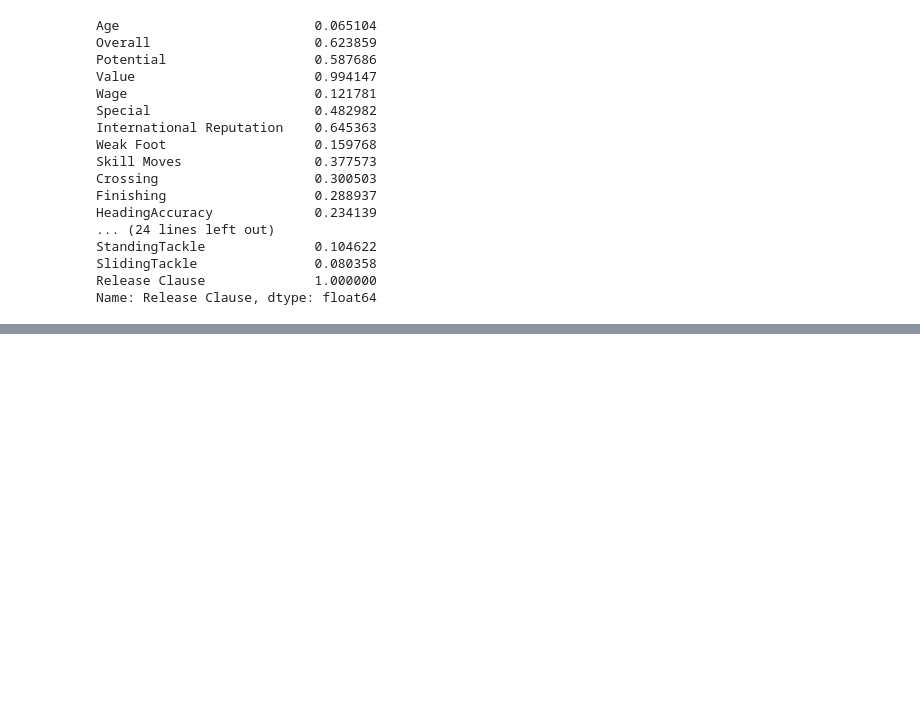
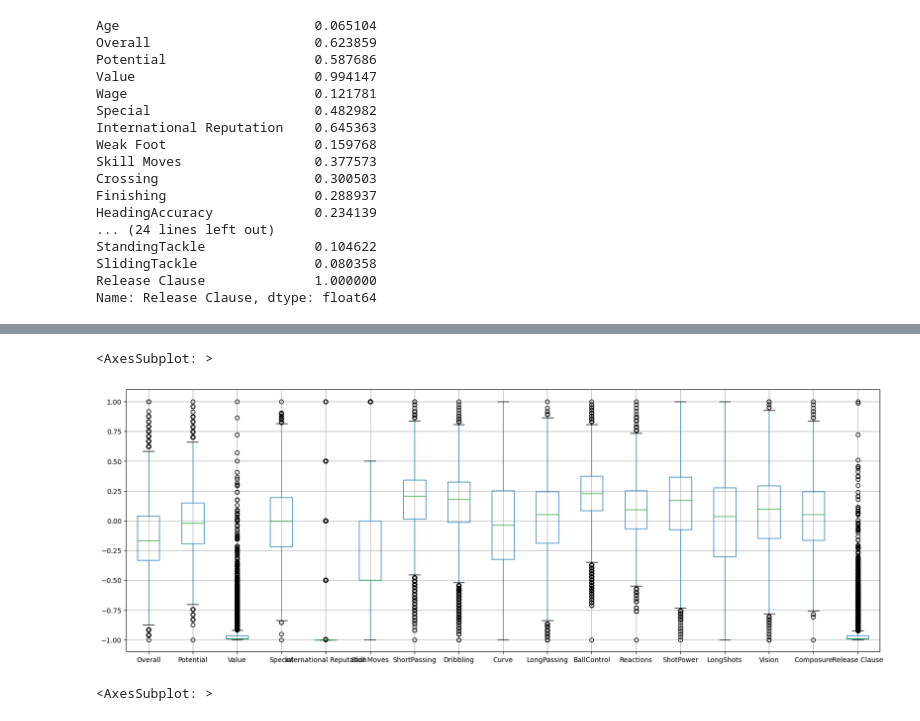
Before and after one commit to Dacarpe03/FIFAPlayersClassification, a Jupyter notebook: DataProcessingNotebooks/Data Imputation.ipynb, the cells around one changed output, grey strips where cells are left out. Saved outputs shown, nothing was run; the diff lists cells and outputs as text; code cells hidden in the pictures; blank space fills up the shorter version.

```diff
--- a/DataProcessingNotebooks/Data Imputation.ipynb
+++ b/DataProcessingNotebooks/Data Imputation.ipynb
@@ -353,0 +426,23 @@ SyntaxError: unmatched ')' (3724415341.py, line 6)
+# %%
+dataset.drop(['Age'], inplace=True, axis = 1)
+dataset.drop(['Wage'], inplace=True, axis = 1)
+dataset.drop(['Weak Foot'], inplace=True, axis = 1)
+dataset.drop(['Crossing'], inplace=True, axis = 1)
+dataset.drop(['Finishing'], inplace=True, axis = 1)
+dataset.drop(['HeadingAccuracy'], inplace=True, axis = 1)
+dataset.drop(['Volleys'], inplace=True, axis = 1)
+dataset.drop(['FKAccuracy'], inplace=True, axis = 1)
+dataset.drop(['Acceleration'], inplace=True, axis = 1)
+dataset.drop(['SprintSpeed'], inplace=True, axis = 1)
+dataset.drop(['Agility'], inplace=True, axis = 1)
+dataset.drop(['Balance'], inplace=True, axis = 1)
+dataset.drop(['Jumping'], inplace=True, axis = 1)
+dataset.drop(['Stamina'], inplace=True, axis = 1)
+dataset.drop(['Strength'], inplace=True, axis = 1)
+dataset.drop(['Aggression'], inplace=True, axis = 1)
+dataset.drop(['Interceptions'], inplace=True, axis = 1)
+dataset.drop(['Positioning'], inplace=True, axis = 1)
+dataset.drop(['Penalties'], inplace=True, axis = 1)
+dataset.drop(['Marking'], inplace=True, axis = 1)
+dataset.drop(['StandingTackle'], inplace=True, axis = 1)
+dataset.drop(['SlidingTackle'], inplace=True, axis = 1)
@@ -353,0 +451,5 @@ SyntaxError: unmatched ')' (3724415341.py, line 6)
+# %%
+dataset=dataset.sample(frac=1) #frac is the fraction of axis items to return. 1 means all of them
+dataset=dataset.sample(frac=1)
+dataset=dataset.sample(frac=1).reset_index(drop=True) #Reset index and drop the old one
+dataset.head()
@@ -353,0 +534,3 @@ SyntaxError: unmatched ')' (3724415341.py, line 6)
+# %%
+x = dataset.drop (columns="Quality")
+x.head()
@@ -353,0 +581,4 @@ SyntaxError: unmatched ')' (3724415341.py, line 6)
+# %%
+x = pd.DataFrame (minmax_scale (x, feature_range=(-1,1)),columns=x.columns)
+#x = pd.DataFrame (scale (x),columns=x.columns)
+x[:10]
@@ -353,0 +597,9 @@ SyntaxError: unmatched ')' (3724415341.py, line 6)
+# %%
+x.boxplot(figsize=(20,7))
+# %% [output]
+<AxesSubplot: >
+[figure, added]
+# %%
+x.boxplot(column=["Value"])
+# %% [output]
+<AxesSubplot: >
```
Also changed, not shown: parts of 41 cells of this notebook, 2 other files.
